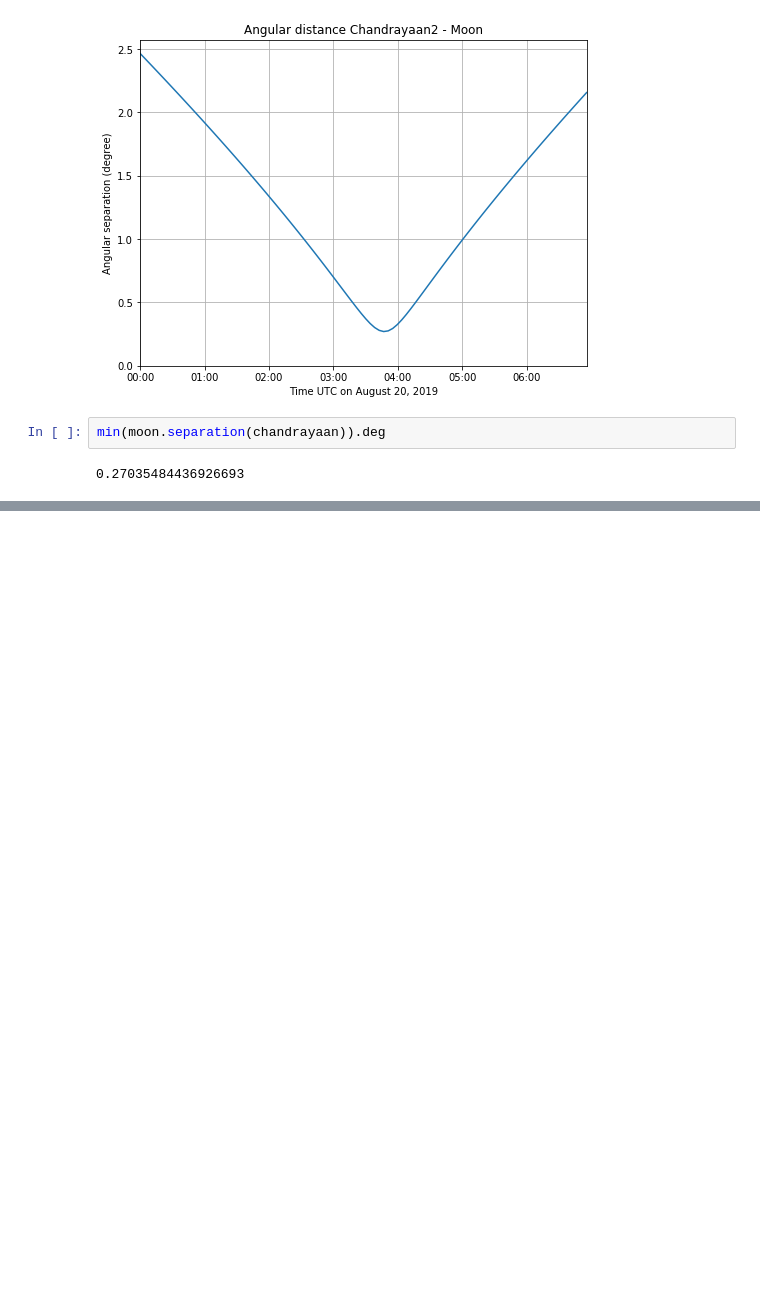
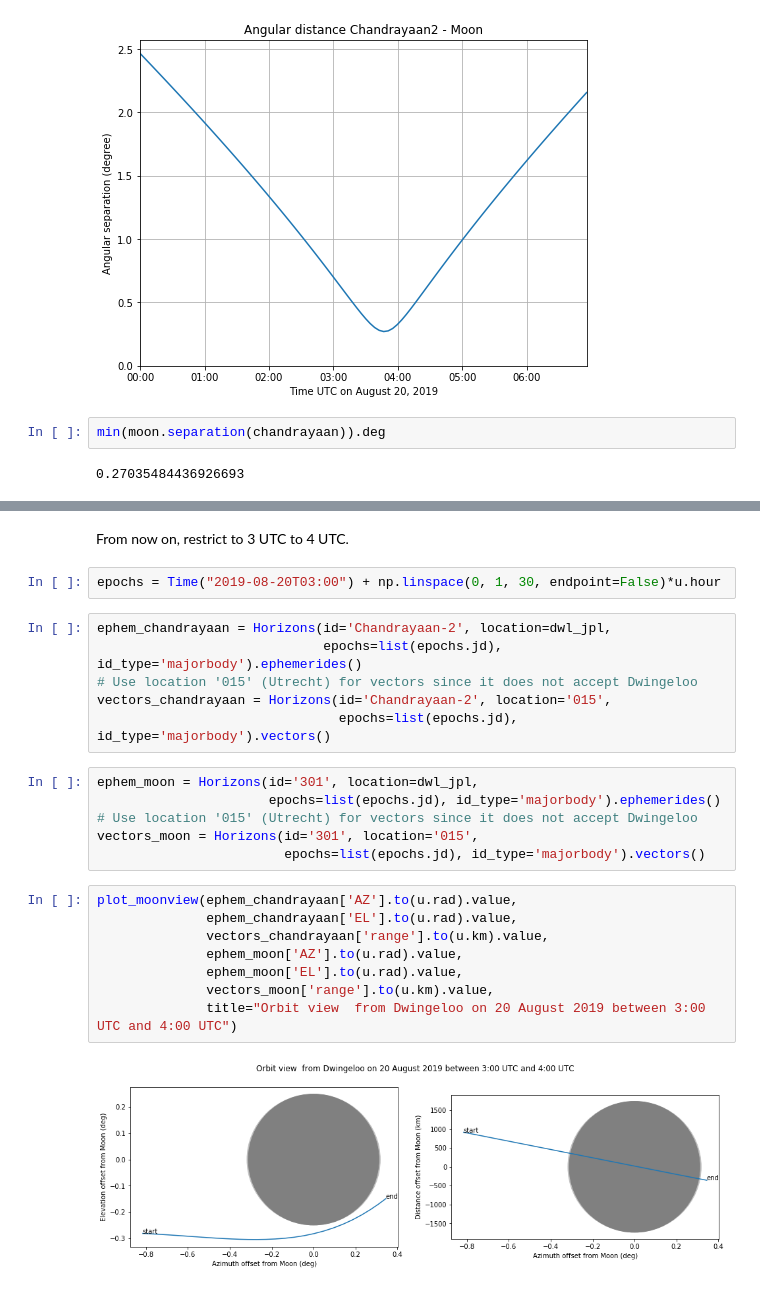
Before and after one commit to tammojan/satnotebooks, a Jupyter notebook: chandrayaan.ipynb, the cells around one changed output, grey strips where cells are left out. Drawn from its saved outputs; the diff is of its cells as text; blank space fills up the shorter version.

Commit message:
Add offsets and doppler for Chandrayaan-2

```diff
--- a/chandrayaan.ipynb
+++ b/chandrayaan.ipynb
@@ -46,0 +116,26 @@ min(moon.separation(chandrayaan)).deg
+# %% [markdown]
+From now on, restrict to 3 UTC to 4 UTC.
+# %%
+epochs = Time("2019-08-20T03:00") + np.linspace(0, 1, 30, endpoint=False)*u.hour
+# %%
+ephem_chandrayaan = Horizons(id='Chandrayaan-2', location=dwl_jpl,
+                             epochs=list(epochs.jd), id_type='majorbody').ephemerides()
+# Use location '015' (Utrecht) for vectors since it does not accept Dwingeloo
+vectors_chandrayaan = Horizons(id='Chandrayaan-2', location='015',
+                               epochs=list(epochs.jd), id_type='majorbody').vectors()
+# %%
+ephem_moon = Horizons(id='301', location=dwl_jpl,
+                      epochs=list(epochs.jd), id_type='majorbody').ephemerides()
+# Use location '015' (Utrecht) for vectors since it does not accept Dwingeloo
+vectors_moon = Horizons(id='301', location='015',
+                        epochs=list(epochs.jd), id_type='majorbody').vectors()
+# %%
+plot_moonview(ephem_chandrayaan['AZ'].to(u.rad).value,
+              ephem_chandrayaan['EL'].to(u.rad).value,
+              vectors_chandrayaan['range'].to(u.km).value,
+              ephem_moon['AZ'].to(u.rad).value,
+              ephem_moon['EL'].to(u.rad).value,
+              vectors_moon['range'].to(u.km).value,
+              title="Orbit view  from Dwingeloo on 20 August 2019 between 3:00 UTC and 4:00 UTC")
+# %% [output]
+[figure, added]
```
Also changed, not shown: parts of 11 cells of this notebook.
